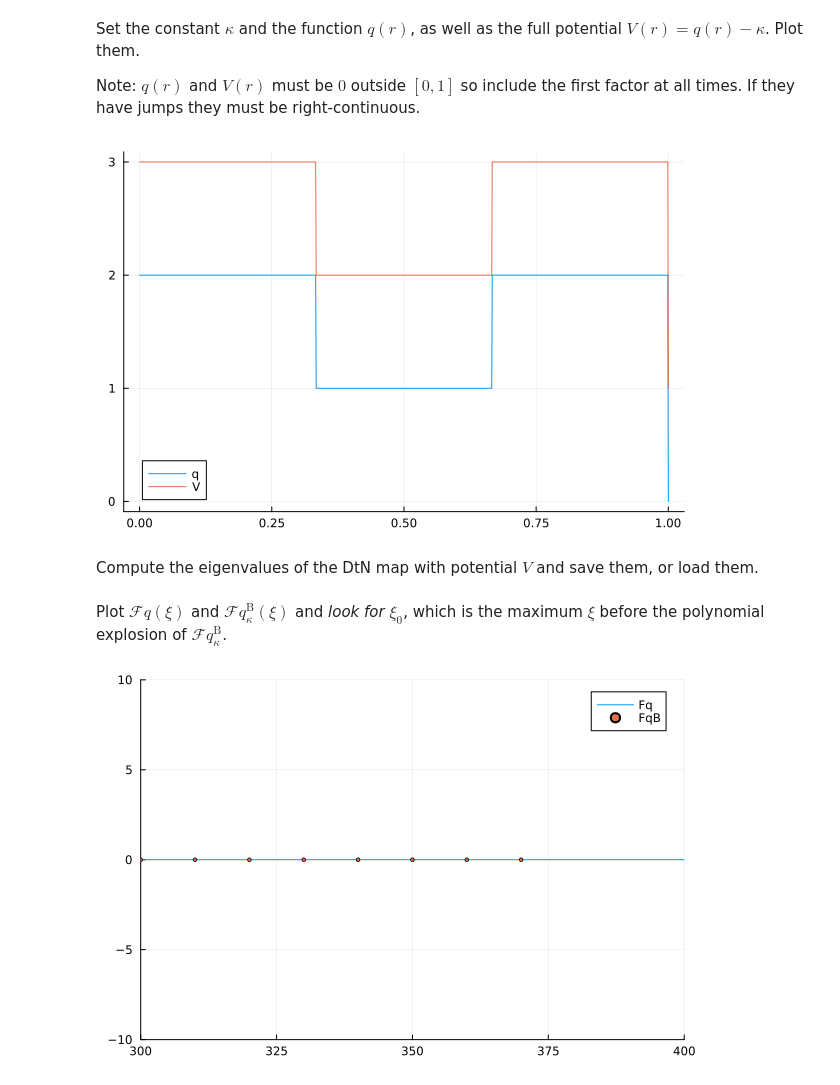
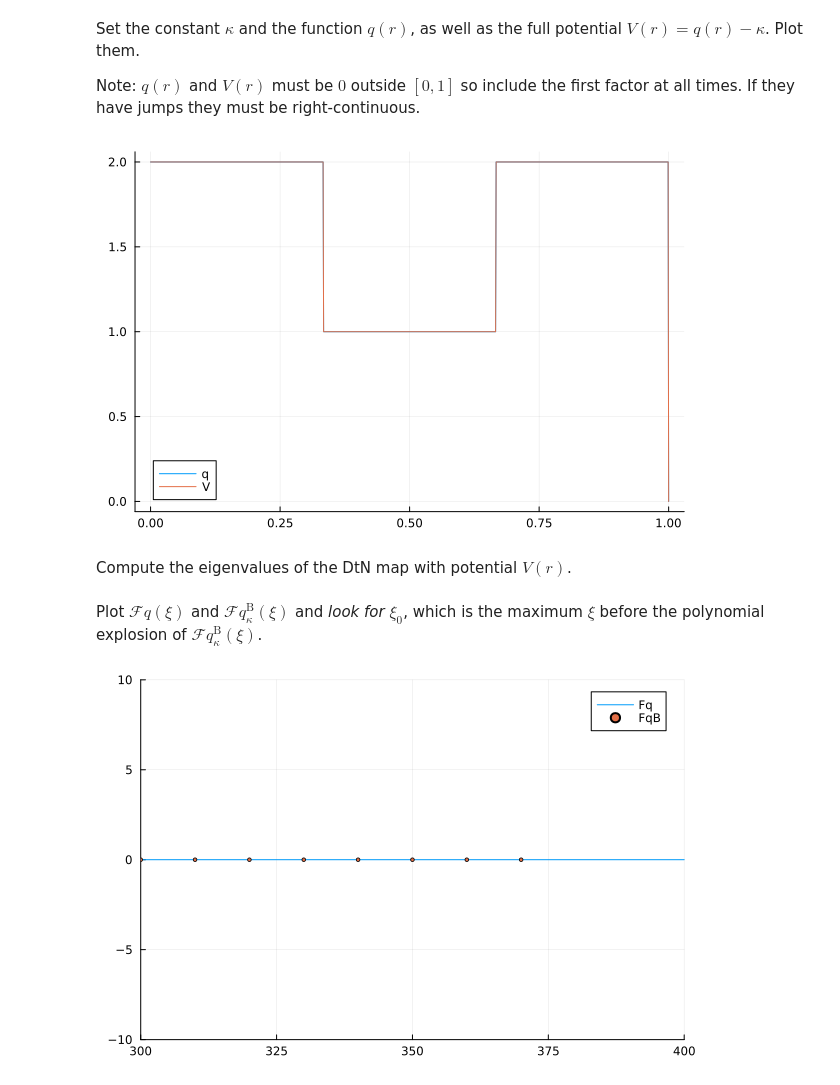
Before and after one commit to Dasame1007/Born-Calderon-3d-Radial, a Jupyter notebook: Plots.ipynb, the cells around one changed output. Drawn from its saved outputs; the diff is of its cells as text; code cells hidden in the pictures.

Commit message:
Before fourier

```diff
--- a/Plots.ipynb
+++ b/Plots.ipynb
@@ -13,19 +8,19 @@ Set the constant $\kappa$ and the function $q(r)$, as well as the full potential
 
 Note: $q(r)$ and $V(r)$ must be $0$ outside $[0,1]$ so include the first factor at all times. If they have jumps they must be right-continuous.
 # %%
-κ = ArbReal(-1)
+κ = ArbReal(0);
 
 q(r) = (0 <= r && r <= 1) * (ArbReal(2) * (0 <= r && r < 1 // 3) + ArbReal(1) * (1 // 3 <= r && r < 2 // 3) + ArbReal(2) * (2 // 3 <= r && r < 1));
 
 V(r) = (0 <= r && r <= 1) * (q(r) - κ);
 
 
-R = 0:0.001:1
+R = 0:0.001:1;
 plot(R, q.(R), label="q")
 plot!(R, V.(R), label="V")
 # %% [output]
-[figure, old version]
+[figure, new version]
 # %% [markdown]
-Compute the eigenvalues of the DtN map with potential $V$ and save them, or load them.
+Compute the eigenvalues of the DtN map with potential $V(r)$.
 # %%
 Eig = EigDtN.(V, 0:500, 3);
@@ -39,5 +27,5 @@ end"""
 # %% [markdown]
-Plot $\mathcal{F}q(\xi)$ and $\mathcal{F}q_{\kappa}^\mathrm{B}(\xi)$ and *look for* $\xi_0$, which is the maximum $\xi$ before the polynomial explosion of $\mathcal{F}q_{\kappa}^\mathrm{B}$.
+Plot $\mathcal{F}q(\xi)$ and $\mathcal{F}q_{\kappa}^\mathrm{B}(\xi)$ and *look for* $\xi_0$, which is the maximum $\xi$ before the polynomial explosion of $\mathcal{F}q_{\kappa}^\mathrm{B}(\xi)$.
 # %%
 Ξ, plot_Fq = Fourier(q, 1000, 1 / 200);
 
```
Also changed, not shown: parts of 9 cells of this notebook.
